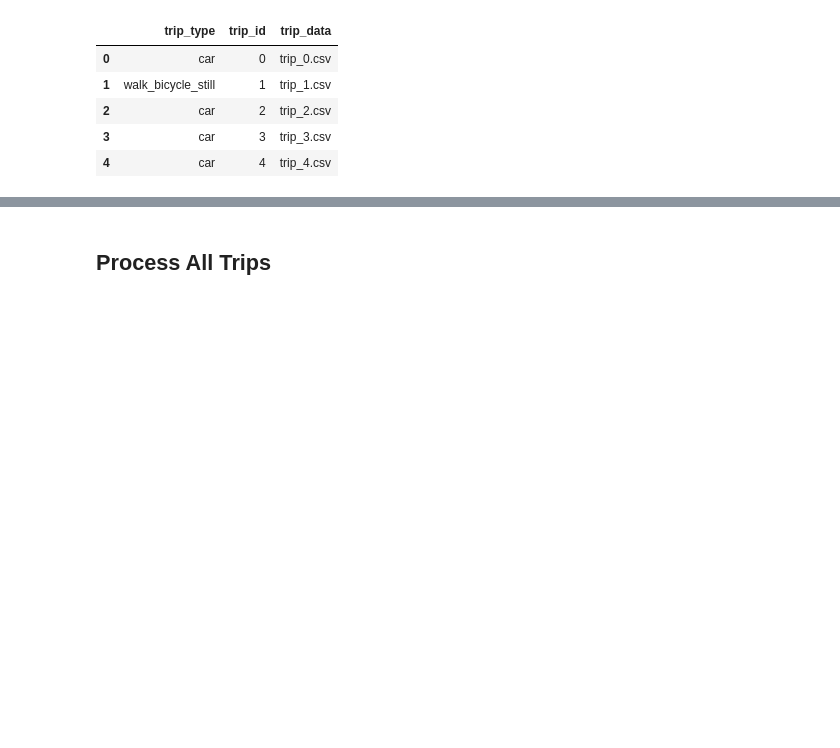
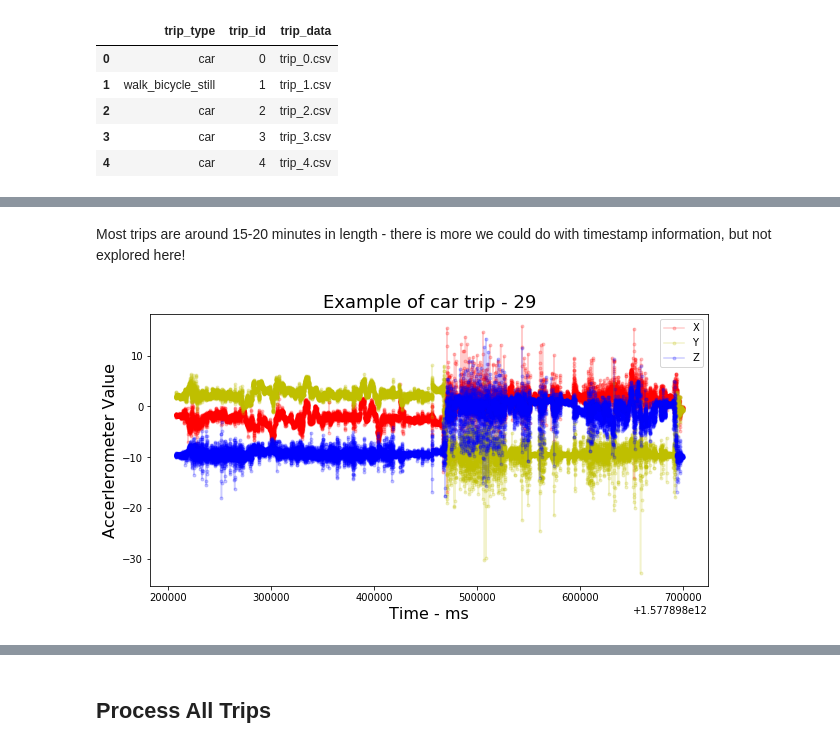
Before and after one commit to dolmas1/zego_telematics, a Jupyter notebook: sam_dolman_analysis.ipynb, the cells around one changed output, grey strips where cells are left out. Saved outputs shown, nothing was run; the diff lists cells and outputs as text; code cells hidden in the pictures; blank space fills up the shorter version.

```diff
--- a/sam_dolman_analysis.ipynb
+++ b/sam_dolman_analysis.ipynb
@@ -84,0 +99,20 @@ trip_classes.head()
+# %% [markdown]
+Most trips are around 15-20 minutes in length - there is more we could do with timestamp information, but not explored here!
+# %%
+car_example = np.random.choice(trip_classes[trip_classes['trip_type'] == 'car']['trip_id'])
+#car_example = 29
+car_example_trip = trips[car_example]
+
+plt.figure(figsize=(10,5))
+
+plt.plot(car_example_trip['timestamp'], car_example_trip['ValueX'], '.r-', label = 'X', alpha = 0.2)
+plt.plot(car_example_trip['timestamp'], car_example_trip['ValueY'], '.y-', label = 'Y', alpha = 0.2)
+plt.plot(car_example_trip['timestamp'], car_example_trip['ValueZ'], '.b-', label = 'Z', alpha = 0.2)
+
+plt.legend()
+plt.title('Example of car trip - ' + str(car_example), size=18)
+plt.xlabel('Time - ms', size = 16)
+plt.ylabel('Accerlerometer Value', size = 16)
+plt.show()
+# %% [output]
+[figure, added]
```
Also changed, not shown: parts of 36 cells of this notebook.
